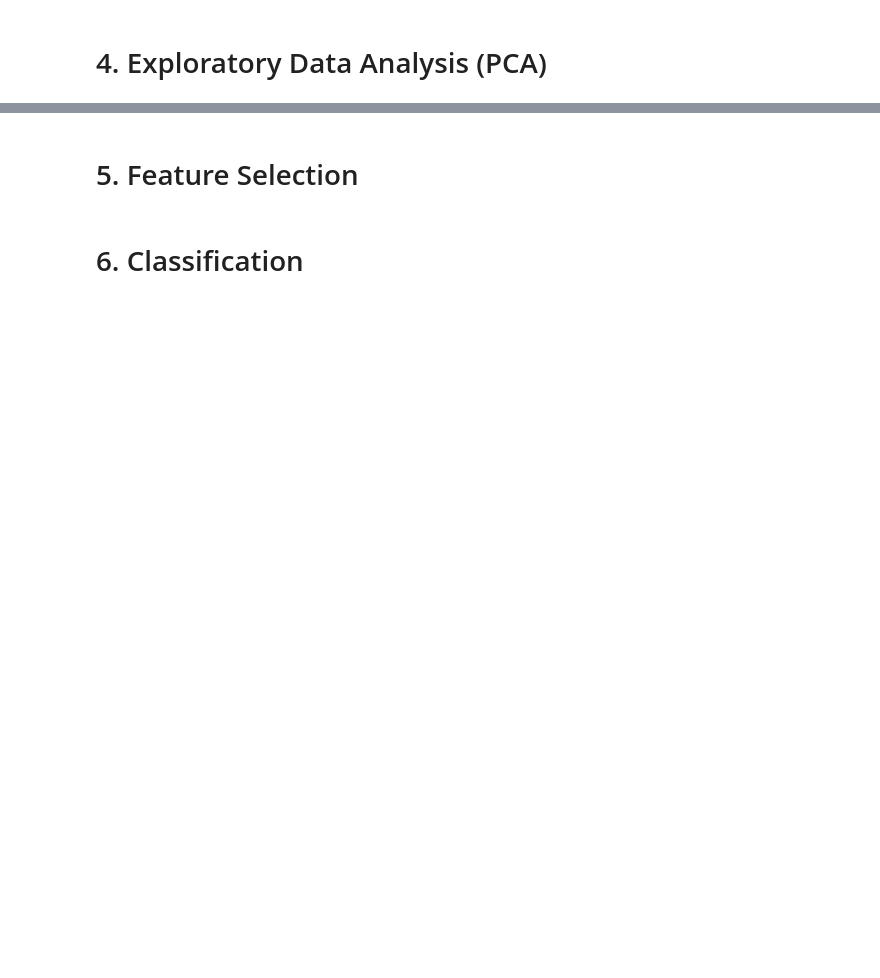
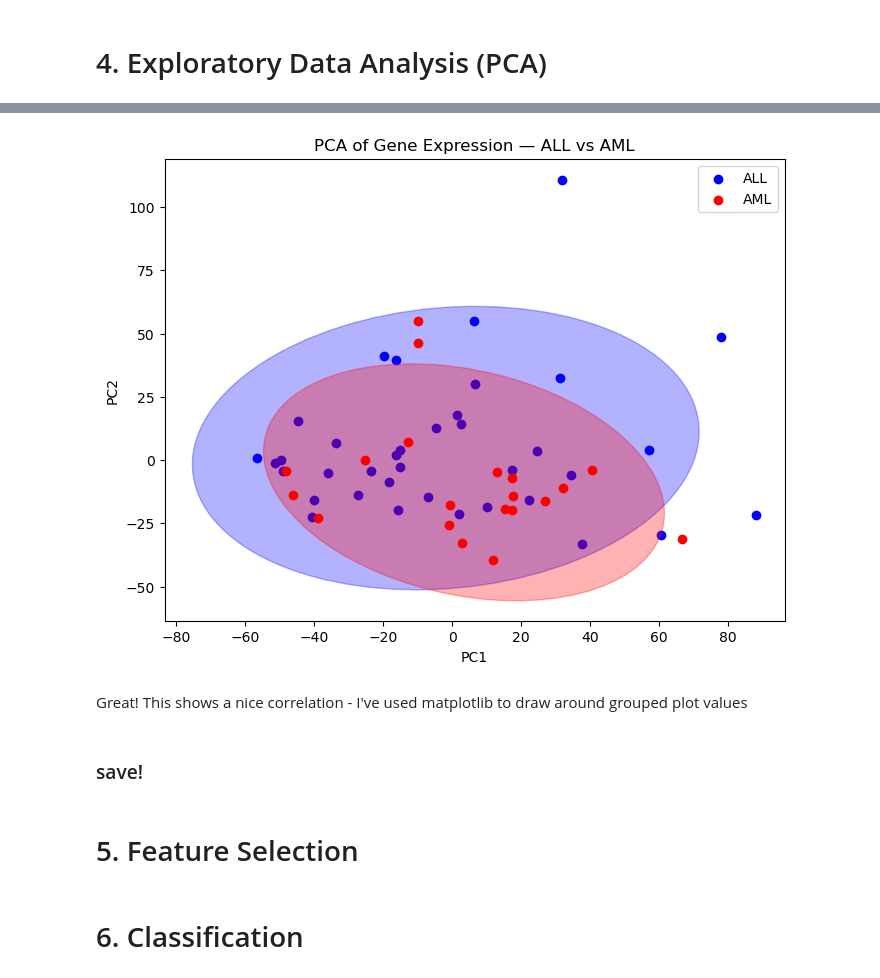
Before and after one commit to combiCaolan/MEIN40330-ML-Assignment, a Jupyter notebook: project.ipynb, the cells around one changed output, grey strips where cells are left out. Cells and saved outputs as stored; diff of their text form; code cells hidden in the pictures; blank space fills up the shorter version.

```diff
--- a/project.ipynb
+++ b/project.ipynb
@@ -137,10 +120,2 @@ print(test_expr.shape)
 # %% [markdown]
 Transpose or flip dataset to format acceptable for model training - also convert categorical or string data to numerical for same reason - in this case AML v ALL classification
-# %%
-# Transpose so rows = patients, columns = genes
-test_expr = test_expr.T
-
-# Convert to numeric
-test_expr = test_expr.apply(pd.to_numeric, errors='coerce')
-
-print(test_expr.shape)
@@ -222,0 +215,36 @@ array([[-0.86149567, -0.03310102, -0.3517011 , ...,  0.54606799,
+# %%
+# For outlining grouped or coorlated plot data
+def confidence_ellipse(x, y, ax, n_std=2.0, **kwargs):
+    cov = np.cov(x, y)
+    pearson = cov[0, 1] / np.sqrt(cov[0, 0] * cov[1, 1])
+    ellipse_rx = np.sqrt(1 + pearson)
+    ellipse_ry = np.sqrt(1 - pearson)
+    ellipse = Ellipse((0, 0), width=ellipse_rx * 2, height=ellipse_ry * 2, **kwargs)
+    scale_x = np.sqrt(cov[0, 0]) * n_std
+    scale_y = np.sqrt(cov[1, 1]) * n_std
+    transf = transforms.Affine2D() \
+        .rotate_deg(45) \
+        .scale(scale_x, scale_y) \
+        .translate(np.mean(x), np.mean(y))
+    ellipse.set_transform(transf + ax.transData)
+    return ax.add_patch(ellipse)
+# %%
+fig, ax = plt.subplots(figsize=(8,6))
+for label, color in zip(['ALL', 'AML'], ['blue', 'red']):
+    mask = y_train == label
+    ax.scatter(pca_result[mask, 0], pca_result[mask, 1], label=label, color=color)
+    confidence_ellipse(pca_result[mask, 0], pca_result[mask, 1], ax,
+                      edgecolor=color, facecolor=color, alpha=0.3)
+
+ax.set_xlabel('PC1')
+ax.set_ylabel('PC2')
+ax.set_title('PCA of Gene Expression — ALL vs AML')
+ax.legend()
+plt.savefig('results/pca_plot.png', dpi=300, bbox_inches='tight')
+plt.show()
+# %% [output]
+[figure, added]
+# %% [markdown]
+Great! This shows a nice correlation - I've used matplotlib to draw around grouped plot values
+# %% [markdown]
+### save!
```
Also changed, not shown: parts of 36 cells of this notebook, 5 other files.
